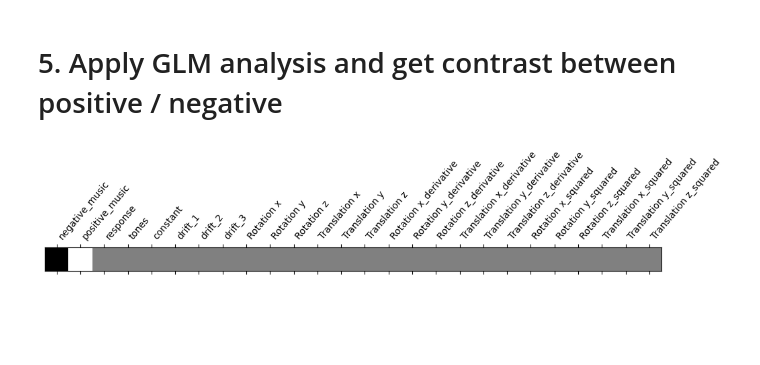
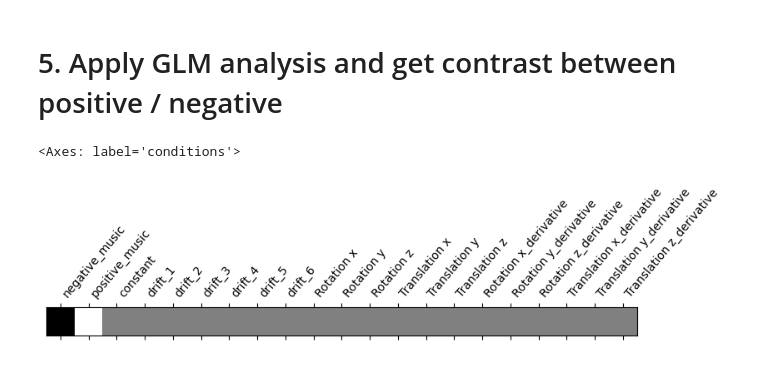
Before and after one commit to ZyLiao-0011/NSSP, a Jupyter notebook: NSSP-Project.ipynb, the cells around one changed output. Saved outputs shown, nothing was run; the diff lists cells and outputs as text; code cells hidden in the pictures; blank space fills up the shorter version.

```diff
--- a/NSSP-Project.ipynb
+++ b/NSSP-Project.ipynb
@@ -692,8 +683,4 @@ mot_params_deriv = mot_params.diff().fillna(0)
 mot_params_deriv.columns = [f"{col}_derivative" for col in mot_params.columns]
 mot_params_deriv.plot(title='Derivative of Demeaned Motion Parameter', xlabel='Frame')
 
-mot_params_sqr = mot_params * mot_params
-mot_params_sqr.columns = [f"{col}_squared" for col in mot_params.columns]
-mot_params_sqr.plot(title='Square of Demeaned Motion Parameter', xlabel='Frame')
-
-fmri_glm.design_matrices_[0] = pd.concat((fmri_glm.design_matrices_[0], mot_params, mot_params_deriv, mot_params_sqr), axis=1)
+fmri_glm.design_matrices_[0] = pd.concat((fmri_glm.design_matrices_[0], mot_params, mot_params_deriv), axis=1)
@@ -700,3 +690,7 @@ fmri_glm.design_matrices_[0] = pd.concat((fmri_glm.design_matrices_[0], mot_para
 # %% [markdown]
 ## 4. Visualize GLM Design Matrix
+# %%
+fmri_glm.design_matrices_[0] = fmri_glm.design_matrices_[0].drop(['response', 'tones'], axis=1)
+# %%
+fmri_glm = fmri_glm.fit(fmri_all_runs, design_matrices=fmri_glm.design_matrices_[0])
 # %%
@@ -714,18 +714,17 @@ plt.title('Pearson correlation (absolute value) between regressors')
-# %%
-fmri_glm.fit(fmri_all_runs, design_matrices=[fmri_glm.design_matrices_[0]])
 # %% [markdown]
 # 5. Apply GLM analysis and get contrast between positive / negative
 # %%
 # Create contrast
 import numpy as np
 conditions = {
-    'positive': np.array([0, 1] + [0] * 24), # Specify the np array, e.g. np.array([2, -1, 0]) to extract active
-    'negative':np.array([1, 0] + [0] * 24) # Specify the np array, e.g. np.array([2, -1, 0]) to extract rest
+    'positive': np.array([0, 1, 0] + [0] * 18), # Specify the np array, e.g. np.array([2, -1, 0]) to extract active
+    'negative': np.array([1, 0, 0] + [0] * 18) # Specify the np array, e.g. np.array([2, -1, 0]) to extract rest
 }
 
 pos_minus_neg = conditions['positive'] - conditions['negative']
 from nilearn.plotting import plot_contrast_matrix
 plot_contrast_matrix(pos_minus_neg, design_matrix=fmri_glm.design_matrices_[0])  ####TODO ADD COLOR SCALE
-pos_minus_neg = pos_minus_neg[:5]
+# pos_minus_neg = pos_minus_neg[:3]
 # %% [output]
+<Axes: label='conditions'>
-[figure, old version]
+[figure, new version]
```
Also changed, not shown: parts of 13 cells of this notebook.
